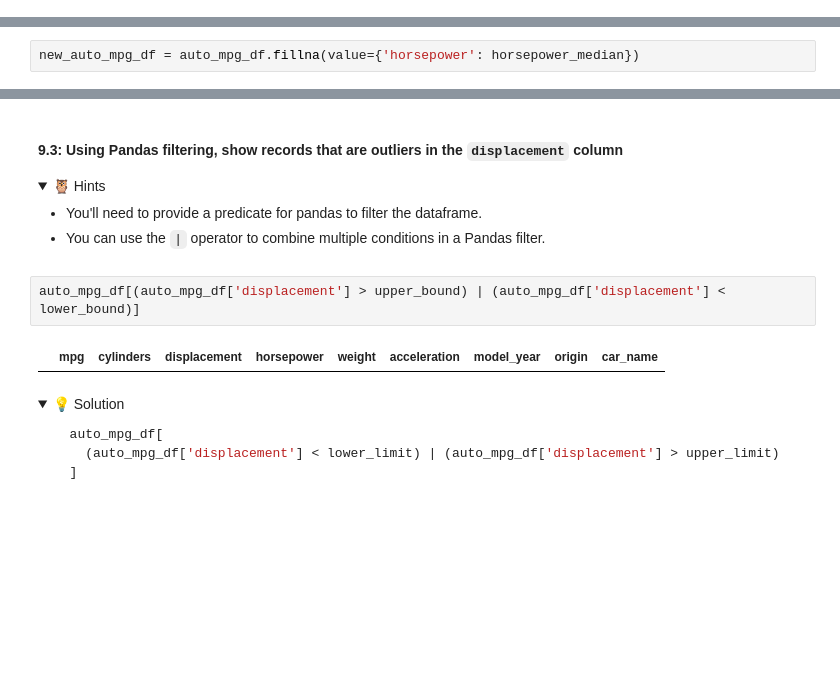
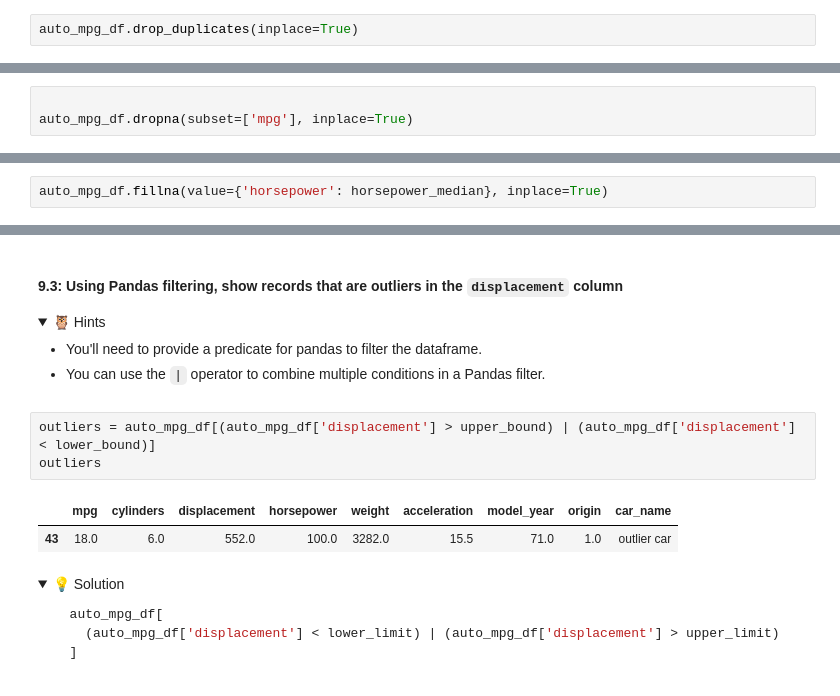
Before and after one commit to IT4063-Spring2025/exploratory-data-analysis-oyekunmo, a Jupyter notebook: notebook.ipynb, the cells around one changed output, grey strips where cells are left out. Drawn from its saved outputs; the diff is of its cells as text; folded sections open; blank space fills up the shorter version.

```diff
--- a/notebook.ipynb
+++ b/notebook.ipynb
@@ -294,3 +292,5 @@ auto_mpg_df_dropped = auto_mpg_df.drop_duplicates()
+# %%
+auto_mpg_df.drop_duplicates(inplace=True)
 # %% [markdown]
 
 <details>
@@ -430,3 +428,6 @@ mpg_na = auto_mpg_df['mpg'].dropna()
+# %%
+
+auto_mpg_df.dropna(subset=['mpg'], inplace=True)
 # %% [markdown]
 <details>
   <summary>💡 Solution</summary>
@@ -566,7 +576,7 @@ plt.show()
 # %% [markdown]
 #### 8.4: Replace the missing values in the `horsepower` column with the median value
 # %%
-new_auto_mpg_df = auto_mpg_df.fillna(value={'horsepower': horsepower_median})
+auto_mpg_df.fillna(value={'horsepower': horsepower_median}, inplace=True)
 # %% [markdown]
 <details>
   <summary>💡 Solution</summary>
@@ -666,9 +695,11 @@ q3: 302.0, q1 105.0, iqr: 197.0
   - You can use the `|` operator to combine multiple conditions in a Pandas filter.
 </details>
 # %%
-auto_mpg_df[(auto_mpg_df['displacement'] > upper_bound) | (auto_mpg_df['displacement'] < lower_bound)]
+outliers = auto_mpg_df[(auto_mpg_df['displacement'] > upper_bound) | (auto_mpg_df['displacement'] < lower_bound)]
+outliers
 # %% [output]
 |  | mpg | cylinders | displacement | horsepower | weight | acceleration | model_year | origin | car_name |
+| 43 | 18.0 | 6.0 | 552.0 | 100.0 | 3282.0 | 15.5 | 71.0 | 1.0 | outlier car |
 # %% [markdown]
 <details>
   <summary>💡 Solution</summary>
```
Also changed, not shown: parts of 22 cells of this notebook.
